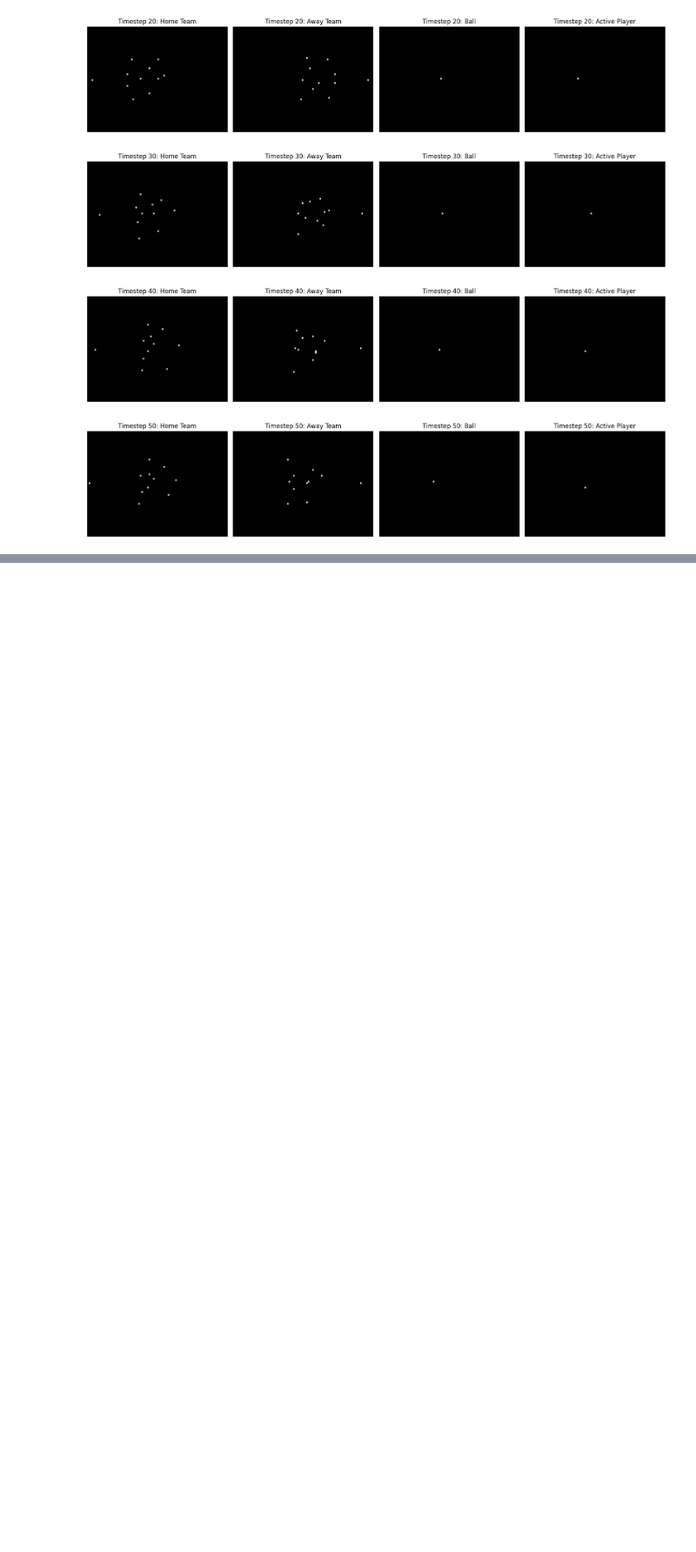
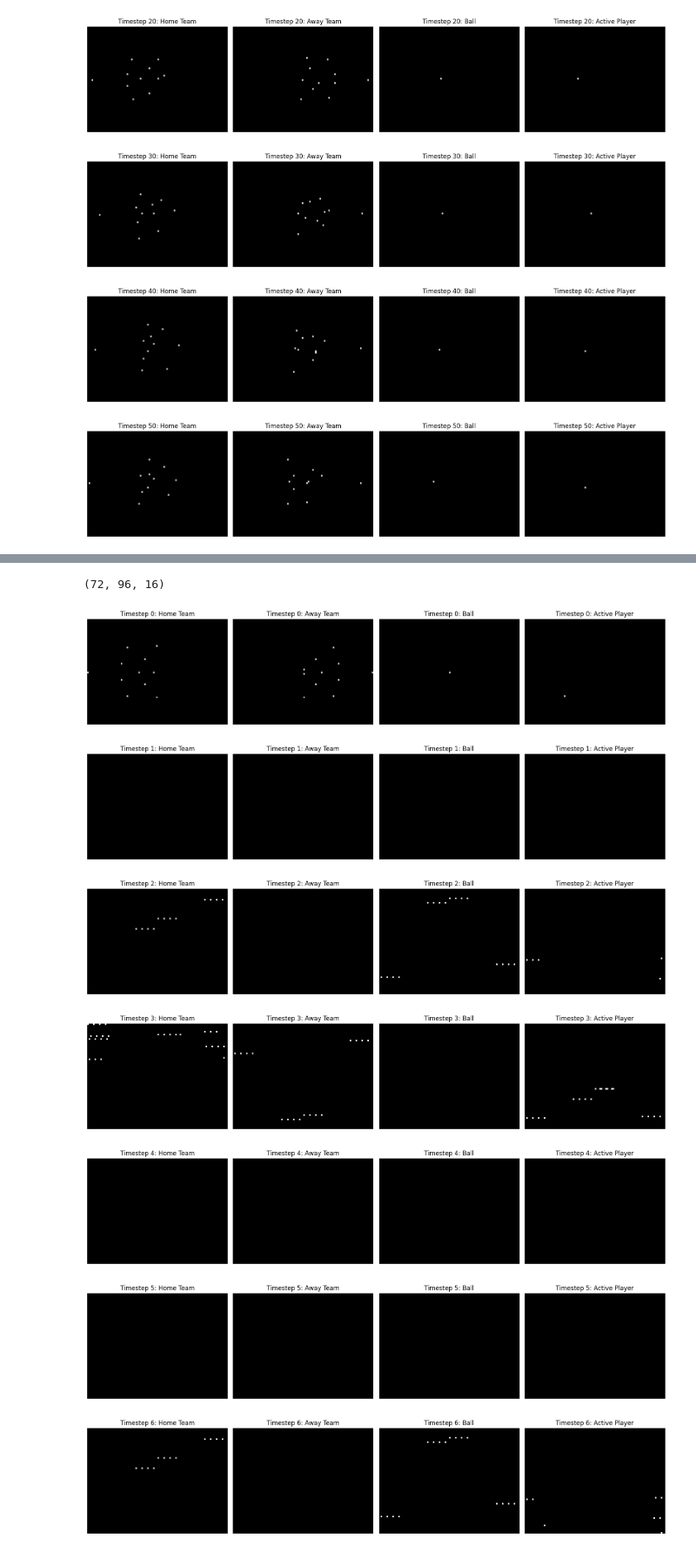
Before and after one commit to emirusahin/GoogleFootball-C-HRL, a Jupyter notebook: playaround.ipynb, the cells around one changed output, grey strips where cells are left out. Shown: that part at 87% size. Drawn from its saved outputs; the diff is of its cells as text; code cells hidden in the pictures; blank space fills up the shorter version.

```diff
--- a/playaround.ipynb
+++ b/playaround.ipynb
@@ -174,7 +172,7 @@ obs = env.reset()  # obs.shape == (72, 96, 4)
 frames.append(obs)
 
 # 3) Step and collect every 10th stacked frame
-for step in range(50):
+for step in range(10):
     action = env.action_space.sample()
     obs, reward, done, info = env.step(action)
     if step % 40 == 0:
@@ -197,7 +195,7 @@ for t, frame in enumerate(frames):
     fig, axes = plt.subplots(1, 4, figsize=(16, 4))
     for i, ax in enumerate(axes):
         ax.imshow(frame[:, :, i], cmap='gray', vmin=0, vmax=1)
-        ax.set_title(f'Timestep {t*40}: {plane_names[i]}')
+        ax.set_title(f'Timestep {t}: {plane_names[i]}')
         ax.axis('off')
     plt.tight_layout()
     plt.show()
@@ -213,0 +202,55 @@ for t, frame in enumerate(frames):
+# %%
+
+env = football_env.create_environment(
+    env_name='11_vs_11_stochastic',
+    representation='extracted',
+    stacked=True,
+    number_of_left_players_agent_controls=1,
+    render=False
+)
+print(env.observation_space.shape)  # -> (72, 96, 16)
+# %% [output]
+(72, 96, 16)
+# %%
+
+# 2) Reset and collect the first frame (t=0)
+frames = []
+obs = env.reset()  # obs.shape == (72, 96, 16)
+frames.append(obs)
+
+# 3) Step and collect every 10th stacked frame
+for step in range(2):
+    action = env.action_space.sample()
+    obs, reward, done, info = env.step(action)
+
+    # reshape from (16,72,96) → (stack=4, channels=4, H=72, W=96)
+    obs4 = obs.reshape(4, 4, 72, 96)
+
+    # iterate over the 4 stacked frames
+    for k in range(obs4.shape[0]):
+        # obs4[k] has shape (4,72,96): (channels, H, W)
+        # transpose to (H, W, channels)
+        img = np.transpose(obs4[k], (1, 2, 0))  # now (72,96,4)
+        frames.append(img)
+
+    if done:
+        break
+# 4) Visualize
+plane_names = ['Home Team', 'Away Team', 'Ball', 'Active Player']
+
+for t, frame in enumerate(frames):
+    fig, axes = plt.subplots(1, 4, figsize=(16, 4))
+    for i, ax in enumerate(axes):
+        ax.imshow(frame[:, :, i], cmap='gray', vmin=0, vmax=1)
+        ax.set_title(f'Timestep {t}: {plane_names[i]}')
+        ax.axis('off')
+    plt.tight_layout()
+    plt.show()
+# %% [output]
+[figure, added]
+[figure, added]
+[figure, added]
+[figure, added]
+[figure, added]
+[figure, added]
+[figure, added]
```
Also changed, not shown: parts of 4 cells of this notebook, 2 other files.
